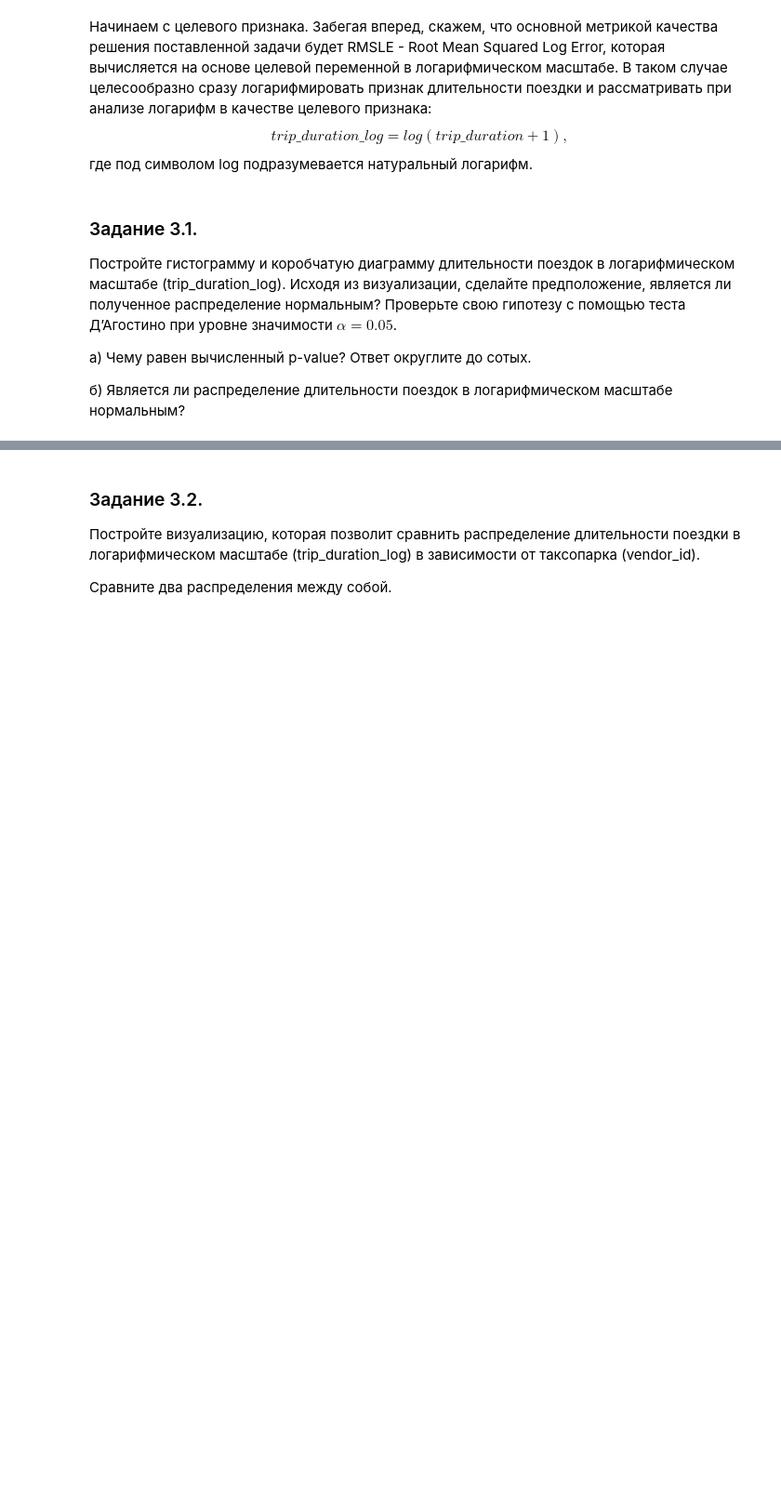
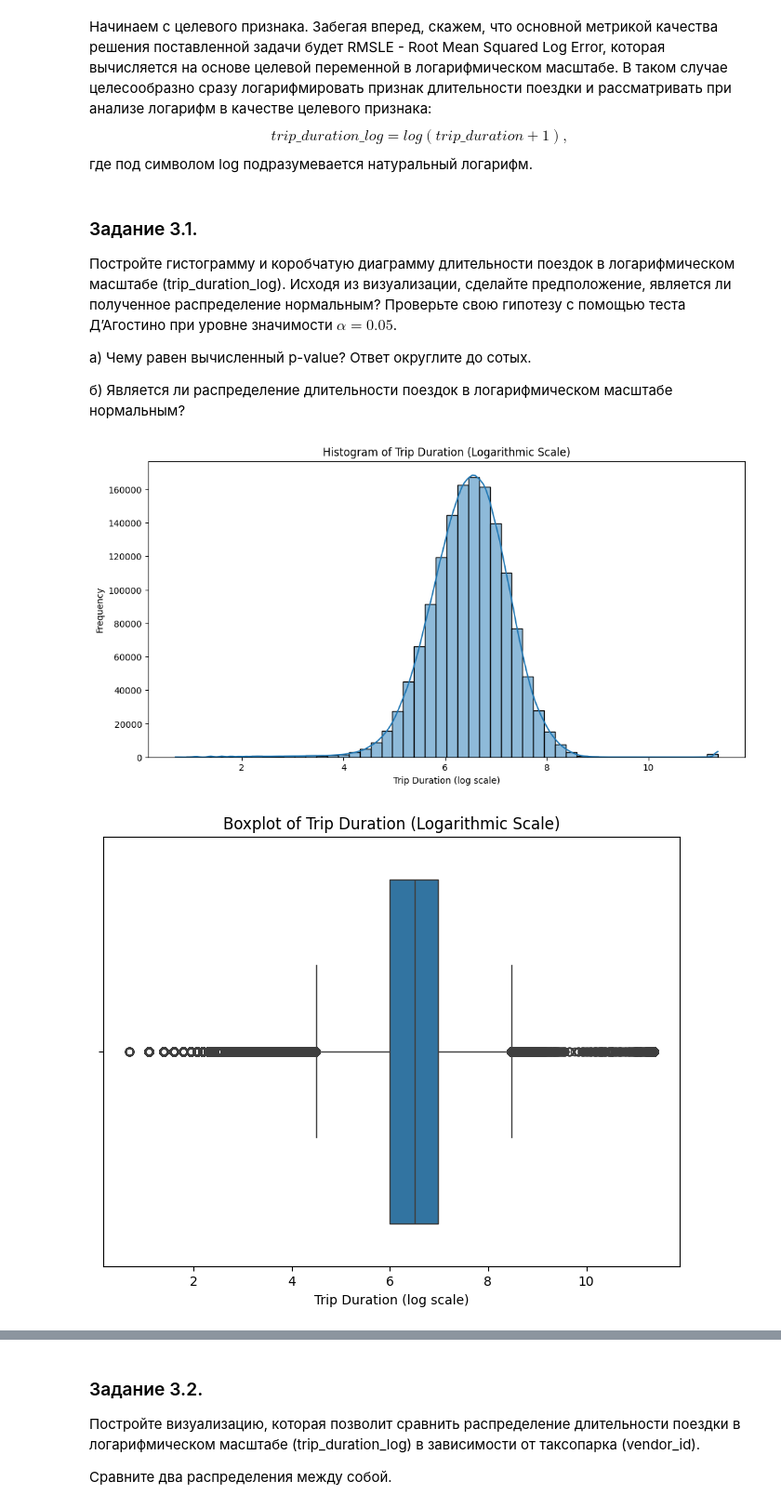
Before and after one commit to CatPawsCoder/Project_Practicum, a Jupyter notebook: Project.ipynb, the cells around one changed output, grey strips where cells are left out. Shown at 93% size. Cells and saved outputs as stored; diff of their text form; code cells hidden in the pictures; blank space fills up the shorter version.

```diff
--- a/Project.ipynb
+++ b/Project.ipynb
@@ -481,7 +505,7 @@ def add_cluster_features(taxi_data, kmeans):
     return taxi_data
 
 # Загрузка данных о поездках
-taxi_data = pd.read_csv('data/train.csv')
+# taxi_data = pd.read_csv('data/train.csv')
 
 # Создаем обучающую выборку из географических координат всех точек
 coords = np.hstack((taxi_data[['pickup_latitude', 'pickup_longitude']],
@@ -622,0 +702,7 @@ ax.set_ylabel('Average speed');
+# %%
+# Количество выбросов по длительности поездки (более 24 часов)
+duration_outliers = taxi_data[taxi_data['trip_duration'] > 86400]
+print(f"Количество выбросов по длительности поездки: {duration_outliers.shape[0]}")
+
+# Удаление выбросов по длительности
+taxi_data = taxi_data[taxi_data['trip_duration'] <= 86400]
@@ -622,0 +711,10 @@ ax.set_ylabel('Average speed');
+# %%
+# Вычисление средней скорости в км/ч
+avg_speed = (taxi_data['total_distance'] / taxi_data['trip_duration']) * 3.6
+
+# Количество выбросов по скорости (более 300 км/ч)
+speed_outliers = taxi_data[avg_speed > 300]
+print(f"Количество выбросов по скорости: {speed_outliers.shape[0]}")
+
+# Удаление выбросов по скорости
+taxi_data = taxi_data[avg_speed <= 300]
@@ -646,0 +745,18 @@ taxi_data['trip_duration_log'] = np.log(taxi_data['trip_duration']+1)
+# %%
+# Построение гистограммы
+plt.figure(figsize=(12, 6))
+sns.histplot(taxi_data['trip_duration_log'], bins=50, kde=True)
+plt.title('Histogram of Trip Duration (Logarithmic Scale)')
+plt.xlabel('Trip Duration (log scale)')
+plt.ylabel('Frequency')
+plt.show()
+
+# Построение коробчатой диаграммы
+plt.figure(figsize=(8, 6))
+sns.boxplot(x=taxi_data['trip_duration_log'])
+plt.title('Boxplot of Trip Duration (Logarithmic Scale)')
+plt.xlabel('Trip Duration (log scale)')
+plt.show()
+# %% [output]
+[figure, added]
+[figure, added]
```
Also changed, not shown: parts of 45 cells of this notebook.
